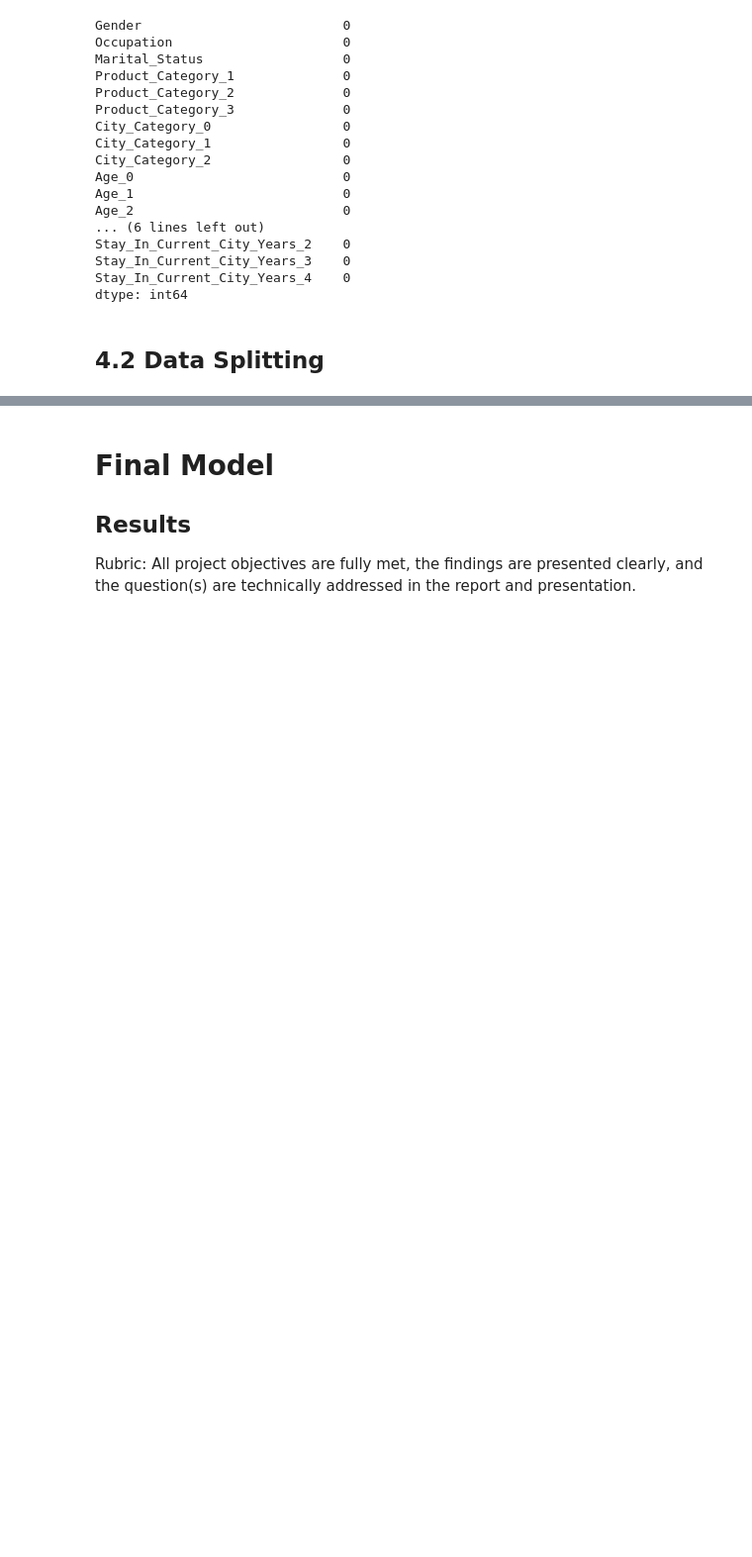
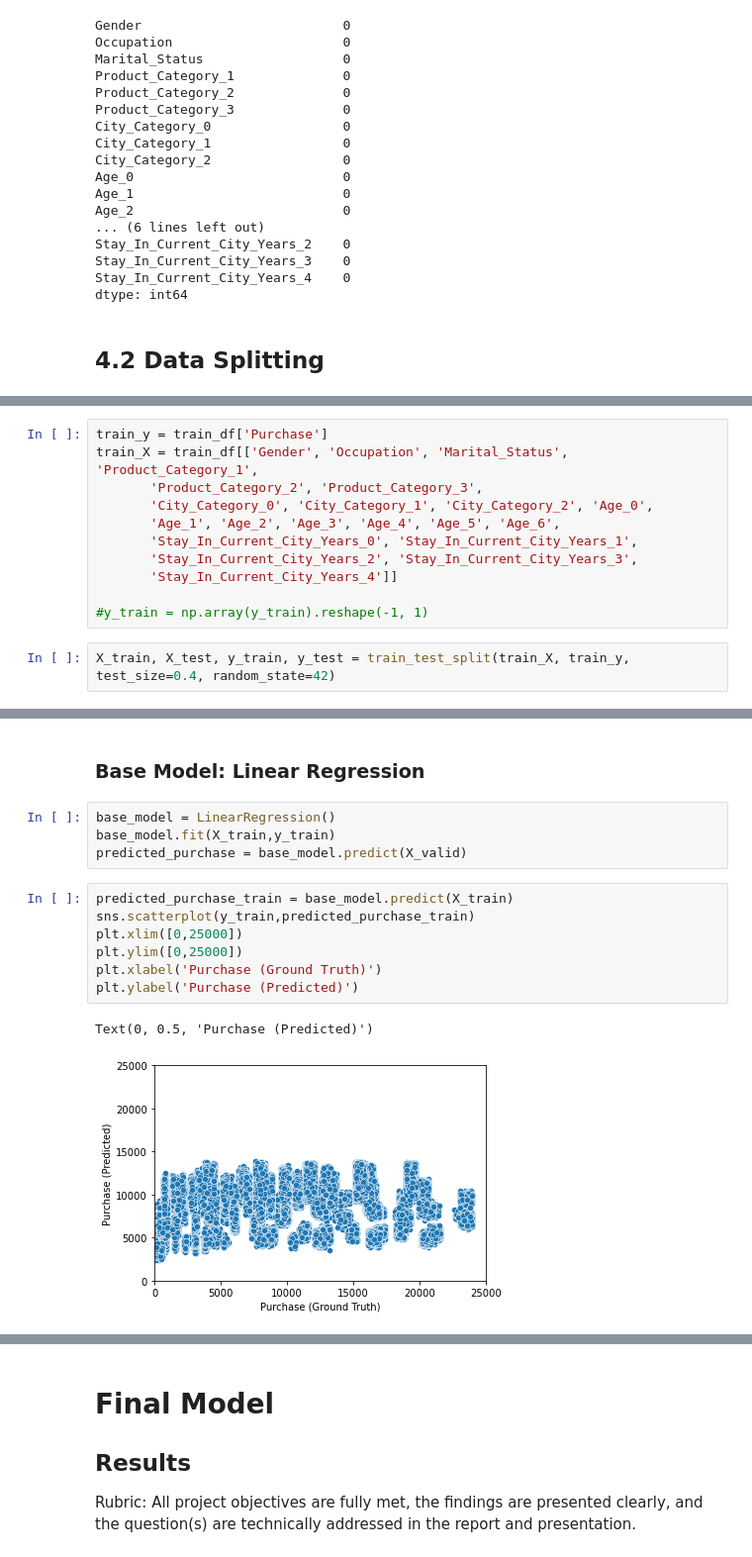
Before and after one commit to jvo024/black_friday_sales_ads505, a Jupyter notebook: starter_notebook.ipynb, the cells around one changed output, grey strips where cells are left out. Shown at 99% size. Drawn from its saved outputs; the diff is of its cells as text; blank space fills up the shorter version.

```diff
--- a/starter_notebook.ipynb
+++ b/starter_notebook.ipynb
@@ -348,0 +411,13 @@ dtype: int64
+# %%
+train_y = train_df['Purchase']
+train_X = train_df[['Gender', 'Occupation', 'Marital_Status', 'Product_Category_1',
+       'Product_Category_2', 'Product_Category_3',
+       'City_Category_0', 'City_Category_1', 'City_Category_2', 'Age_0',
+       'Age_1', 'Age_2', 'Age_3', 'Age_4', 'Age_5', 'Age_6',
+       'Stay_In_Current_City_Years_0', 'Stay_In_Current_City_Years_1',
+       'Stay_In_Current_City_Years_2', 'Stay_In_Current_City_Years_3',
+       'Stay_In_Current_City_Years_4']]
+
+#y_train = np.array(y_train).reshape(-1, 1)
+# %%
+X_train, X_test, y_train, y_test = train_test_split(train_X, train_y, test_size=0.4, random_state=42)
@@ -348,0 +443,16 @@ dtype: int64
+# %% [markdown]
+### Base Model: Linear Regression
+# %%
+base_model = LinearRegression()
+base_model.fit(X_train,y_train)
+predicted_purchase = base_model.predict(X_valid)
+# %%
+predicted_purchase_train = base_model.predict(X_train)
+sns.scatterplot(y_train,predicted_purchase_train)
+plt.xlim([0,25000])
+plt.ylim([0,25000])
+plt.xlabel('Purchase (Ground Truth)')
+plt.ylabel('Purchase (Predicted)')
+# %% [output]
+Text(0, 0.5, 'Purchase (Predicted)')
+[figure, added]
```
Also changed, not shown: parts of 40 cells of this notebook.
